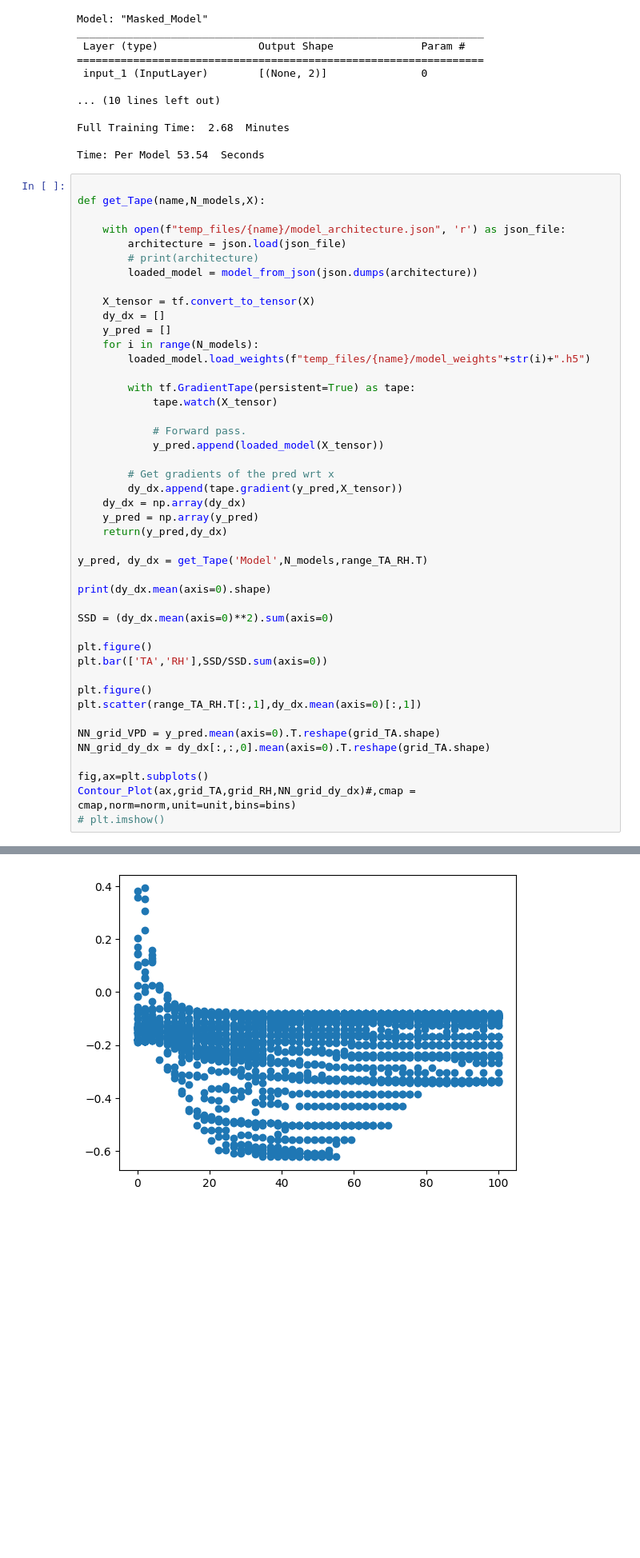
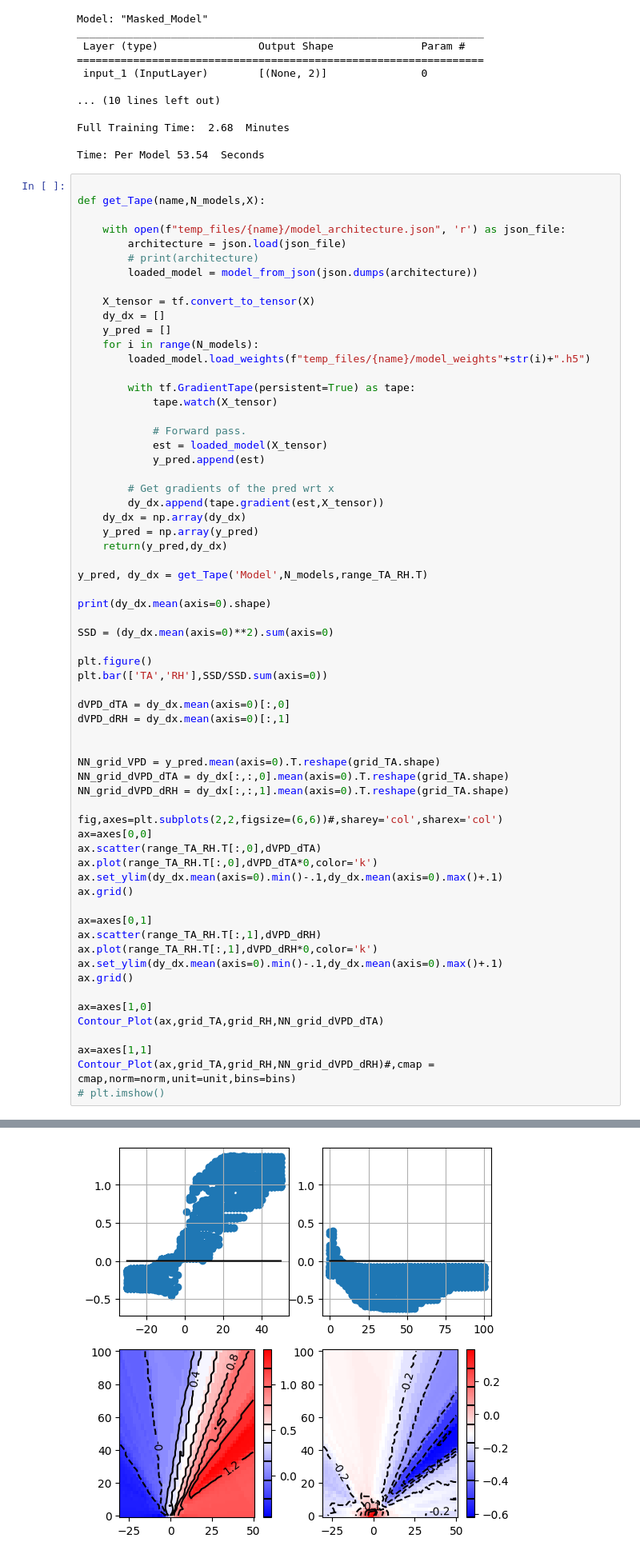
Before and after one commit to June-Skeeter/ML_Scripts, a Jupyter notebook: NN_v_RF_example.ipynb, the cells around one changed output, grey strips where cells are left out. Shown at 80% size. Saved outputs shown, nothing was run; the diff lists cells and outputs as text; blank space fills up the shorter version.

```diff
--- a/NN_v_RF_example.ipynb
+++ b/NN_v_RF_example.ipynb
@@ -638,38 +638,57 @@ def get_Tape(name,N_models,X):
     y_pred = []
     for i in range(N_models):
         loaded_model.load_weights(f"temp_files/{name}/model_weights"+str(i)+".h5")
 
         with tf.GradientTape(persistent=True) as tape:
             tape.watch(X_tensor)
 
             # Forward pass.
-            y_pred.append(loaded_model(X_tensor))
+            est = loaded_model(X_tensor)
+            y_pred.append(est)
 
         # Get gradients of the pred wrt x
-        dy_dx.append(tape.gradient(y_pred,X_tensor))
+        dy_dx.append(tape.gradient(est,X_tensor))
     dy_dx = np.array(dy_dx)
     y_pred = np.array(y_pred)
     return(y_pred,dy_dx)
 
 y_pred, dy_dx = get_Tape('Model',N_models,range_TA_RH.T)
 
 print(dy_dx.mean(axis=0).shape)
 
 SSD = (dy_dx.mean(axis=0)**2).sum(axis=0)
 
 plt.figure()
 plt.bar(['TA','RH'],SSD/SSD.sum(axis=0))
 
-plt.figure()
-plt.scatter(range_TA_RH.T[:,1],dy_dx.mean(axis=0)[:,1])
+dVPD_dTA = dy_dx.mean(axis=0)[:,0]
+dVPD_dRH = dy_dx.mean(axis=0)[:,1]
+
 
 NN_grid_VPD = y_pred.mean(axis=0).T.reshape(grid_TA.shape)
-NN_grid_dy_dx = dy_dx[:,:,0].mean(axis=0).T.reshape(grid_TA.shape)
+NN_grid_dVPD_dTA = dy_dx[:,:,0].mean(axis=0).T.reshape(grid_TA.shape)
+NN_grid_dVPD_dRH = dy_dx[:,:,1].mean(axis=0).T.reshape(grid_TA.shape)
 
-fig,ax=plt.subplots()
-Contour_Plot(ax,grid_TA,grid_RH,NN_grid_dy_dx)#,cmap = cmap,norm=norm,unit=unit,bins=bins)
+fig,axes=plt.subplots(2,2,figsize=(6,6))#,sharey='col',sharex='col')
+ax=axes[0,0]
+ax.scatter(range_TA_RH.T[:,0],dVPD_dTA)
+ax.plot(range_TA_RH.T[:,0],dVPD_dTA*0,color='k')
+ax.set_ylim(dy_dx.mean(axis=0).min()-.1,dy_dx.mean(axis=0).max()+.1)
+ax.grid()
+
+ax=axes[0,1]
+ax.scatter(range_TA_RH.T[:,1],dVPD_dRH)
+ax.plot(range_TA_RH.T[:,1],dVPD_dRH*0,color='k')
+ax.set_ylim(dy_dx.mean(axis=0).min()-.1,dy_dx.mean(axis=0).max()+.1)
+ax.grid()
+
+ax=axes[1,0]
+Contour_Plot(ax,grid_TA,grid_RH,NN_grid_dVPD_dTA)
+
+ax=axes[1,1]
+Contour_Plot(ax,grid_TA,grid_RH,NN_grid_dVPD_dRH)#,cmap = cmap,norm=norm,unit=unit,bins=bins)
 # plt.imshow()
 # %% [output]
 (2500, 2)
 [figure]
-[figure, old version]
+[figure, new version]
```
Also changed, not shown: parts of 2 cells of this notebook.
